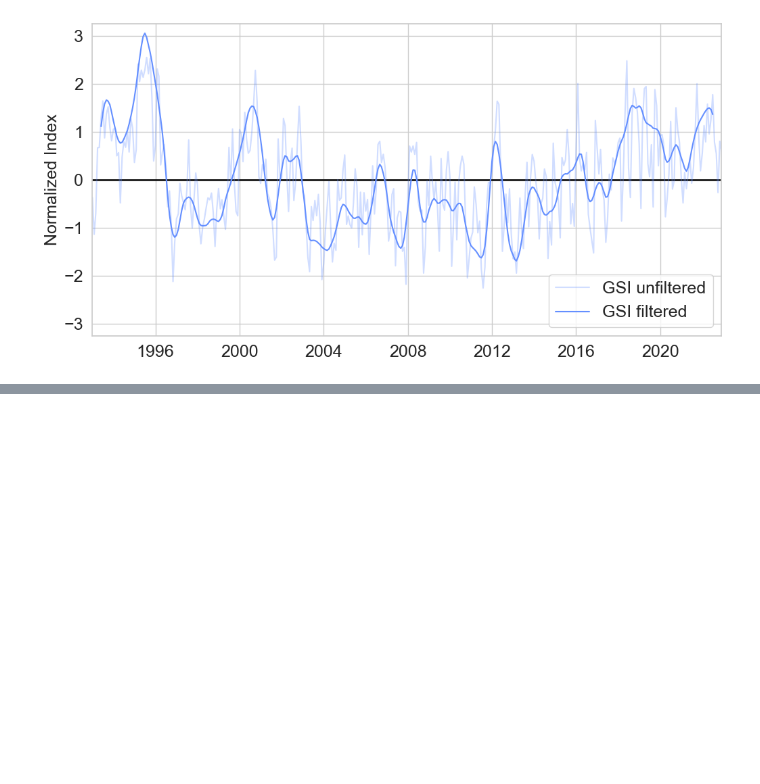
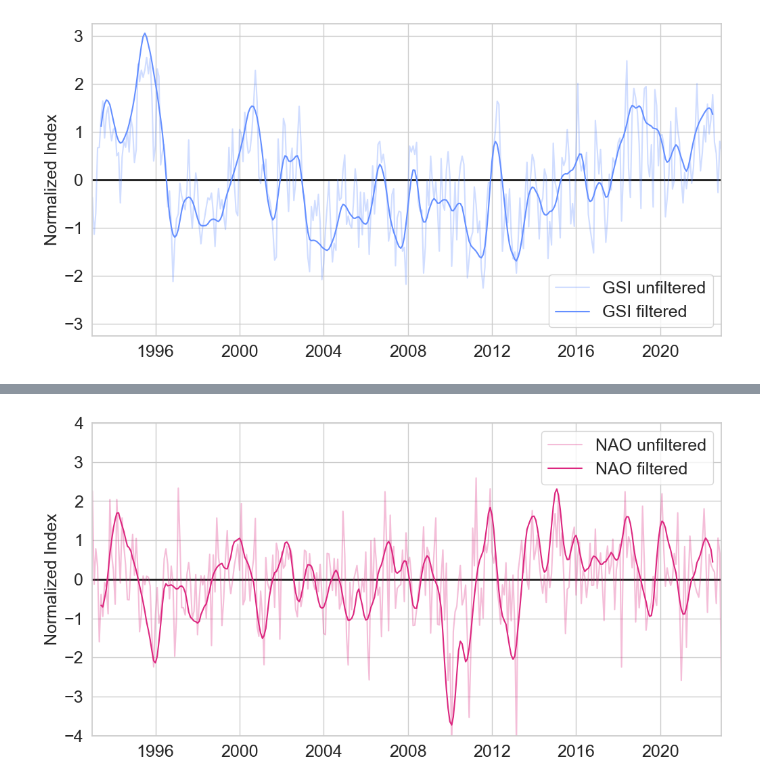
Before and after one commit to lillienders/gs-var, a Jupyter notebook: notebooks/figures_all.ipynb, the cells around one changed output, grey strips where cells are left out. Saved outputs shown, nothing was run; the diff lists cells and outputs as text; code cells hidden in the pictures; blank space fills up the shorter version.

```diff
--- a/notebooks/figures_all.ipynb
+++ b/notebooks/figures_all.ipynb
@@ -119,0 +190,23 @@ plt.savefig(fig_path + 'gsi_time_series_altimetry.png', format='png', bbox_inche
+# %%
+style = sns.set_style("whitegrid")
+
+fig   = plt.figure(figsize=(12, 6))
+zline = plt.axhline(0, color='k', linewidth=2)
+
+uf    = plt.plot(nao_ts.time, nao_ts, color = nao_c, alpha = 0.3, label = 'NAO unfiltered')
+f     = plt.plot(nao_f.time, nao_f, color = nao_c, zorder = 10, label = 'NAO filtered')
+
+xtix  = plt.yticks(fontsize=18)
+ytix  = plt.xticks(fontsize=18)
+
+ylab  = plt.ylabel('Normalized Index', fontsize = 18)
+xlab  = plt.xlabel('',fontsize = 18)
+
+xlim  = plt.xlim(nao_ts.time[0],nao_ts.time[-1])
+ylim  = plt.ylim(-4,4)
+
+leg   = plt.legend(fontsize = 18)
+
+plt.savefig(fig_path + 'nao_time_series_era5.png', format='png', bbox_inches="tight",dpi=500)
+# %% [output]
+[figure, added]
```
Also changed, not shown: parts of 13 cells of this notebook, 8 other files.
